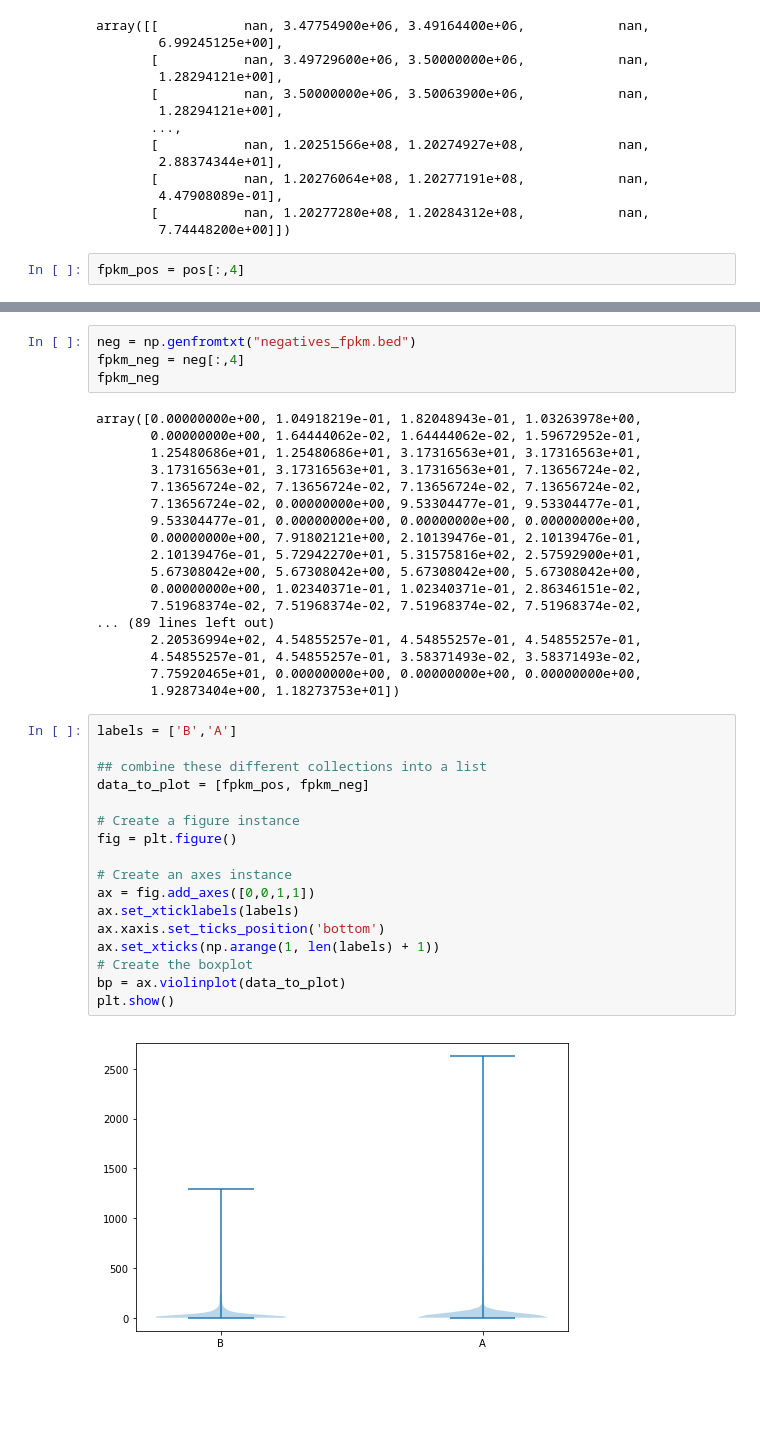
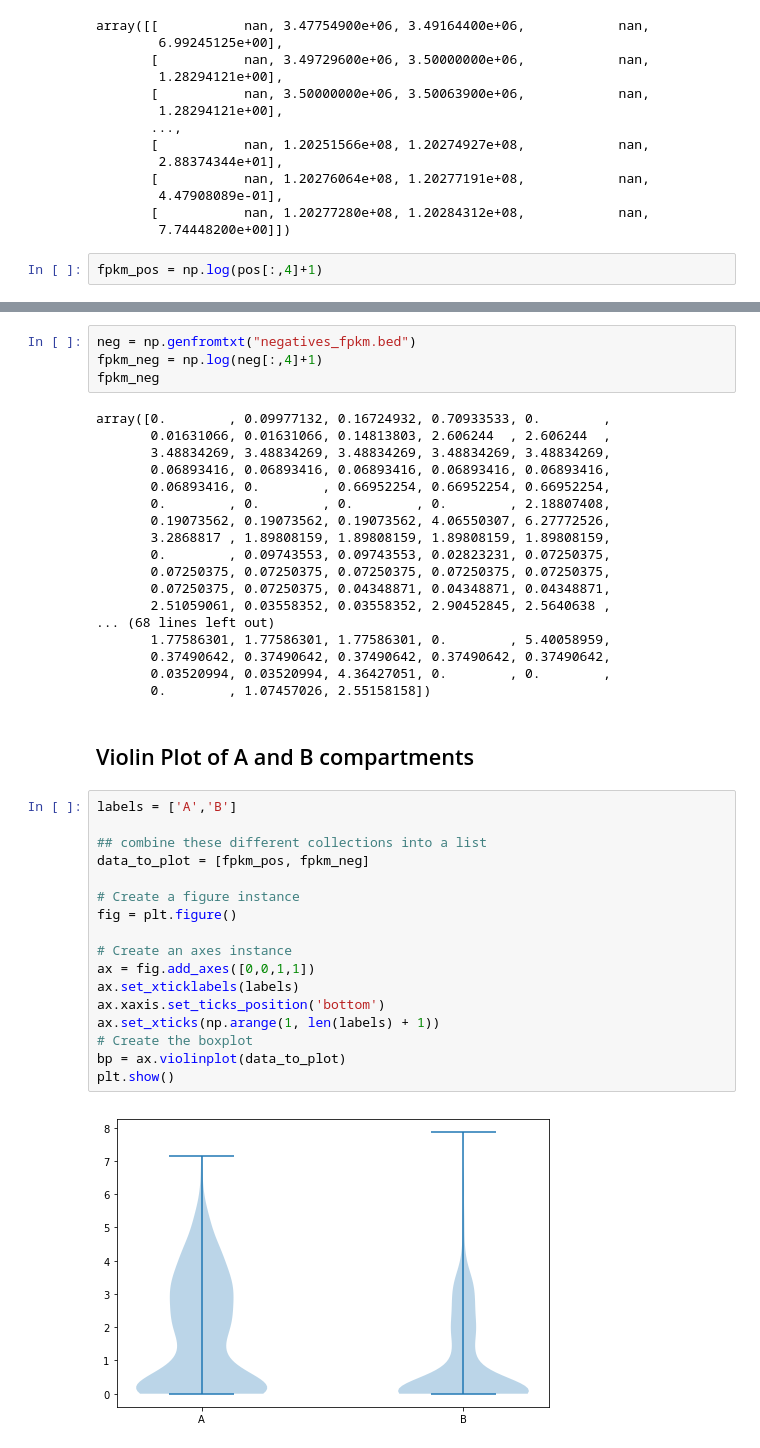
Before and after one commit to Griffin-8/qbb2020-answers, a Jupyter notebook: week9/Assingment9.ipynb, the cells around one changed output, grey strips where cells are left out. Cells and saved outputs as stored; diff of their text form; blank space fills up the shorter version.

Commit message:
Updated violin plot. Finished Expression vs. Repression plot

```diff
--- a/week9/Assingment9.ipynb
+++ b/week9/Assingment9.ipynb
@@ -139,7 +139,7 @@ array([[           nan, 3.47754900e+06, 3.49164400e+06,            nan,
        [           nan, 1.20277280e+08, 1.20284312e+08,            nan,
         7.74448200e+00]])
 # %%
-fpkm_pos = pos[:,4]
+fpkm_pos = np.log(pos[:,4]+1)
 # %%
 fpkm_pos
 # %% [output]
@@ -162,42 +162,44 @@ array([6.99245125e+00, 1.28294121e+00, 1.28294121e+00, 4.67203283e+02,
        2.88374344e+01, 4.47908089e-01, 7.74448200e+00])
 # %%
 neg = np.genfromtxt("negatives_fpkm.bed")
-fpkm_neg = neg[:,4]
+fpkm_neg = np.log(neg[:,4]+1)
 fpkm_neg
 # %% [output]
-array([0.00000000e+00, 1.04918219e-01, 1.82048943e-01, 1.03263978e+00,
-       0.00000000e+00, 1.64444062e-02, 1.64444062e-02, 1.59672952e-01,
-       1.25480686e+01, 1.25480686e+01, 3.17316563e+01, 3.17316563e+01,
-       3.17316563e+01, 3.17316563e+01, 3.17316563e+01, 7.13656724e-02,
-       7.13656724e-02, 7.13656724e-02, 7.13656724e-02, 7.13656724e-02,
-       7.13656724e-02, 0.00000000e+00, 9.53304477e-01, 9.53304477e-01,
-       9.53304477e-01, 0.00000000e+00, 0.00000000e+00, 0.00000000e+00,
-       0.00000000e+00, 7.91802121e+00, 2.10139476e-01, 2.10139476e-01,
-       2.10139476e-01, 5.72942270e+01, 5.31575816e+02, 2.57592900e+01,
-       5.67308042e+00, 5.67308042e+00, 5.67308042e+00, 5.67308042e+00,
-       0.00000000e+00, 1.02340371e-01, 1.02340371e-01, 2.86346151e-02,
-       7.51968374e-02, 7.51968374e-02, 7.51968374e-02, 7.51968374e-02,
-... (89 lines left out)
-       2.20536994e+02, 4.54855257e-01, 4.54855257e-01, 4.54855257e-01,
-       4.54855257e-01, 4.54855257e-01, 3.58371493e-02, 3.58371493e-02,
-       7.75920465e+01, 0.00000000e+00, 0.00000000e+00, 0.00000000e+00,
-       1.92873404e+00, 1.18273753e+01])
+array([0.        , 0.09977132, 0.16724932, 0.70933533, 0.        ,
+       0.01631066, 0.01631066, 0.14813803, 2.606244  , 2.606244  ,
+       3.48834269, 3.48834269, 3.48834269, 3.48834269, 3.48834269,
+       0.06893416, 0.06893416, 0.06893416, 0.06893416, 0.06893416,
+       0.06893416, 0.        , 0.66952254, 0.66952254, 0.66952254,
+       0.        , 0.        , 0.        , 0.        , 2.18807408,
+       0.19073562, 0.19073562, 0.19073562, 4.06550307, 6.27772526,
+       3.2868817 , 1.89808159, 1.89808159, 1.89808159, 1.89808159,
+       0.        , 0.09743553, 0.09743553, 0.02823231, 0.07250375,
+       0.07250375, 0.07250375, 0.07250375, 0.07250375, 0.07250375,
+       0.07250375, 0.07250375, 0.04348871, 0.04348871, 0.04348871,
+       2.51059061, 0.03558352, 0.03558352, 2.90452845, 2.5640638 ,
+... (68 lines left out)
+       1.77586301, 1.77586301, 1.77586301, 0.        , 5.40058959,
+       0.37490642, 0.37490642, 0.37490642, 0.37490642, 0.37490642,
+       0.03520994, 0.03520994, 4.36427051, 0.        , 0.        ,
+       0.        , 1.07457026, 2.55158158])
+# %% [markdown]
+## Violin Plot of A and B compartments
 # %%
-labels = ['B','A']
+labels = ['A','B']
 
 ## combine these different collections into a list
 data_to_plot = [fpkm_pos, fpkm_neg]
 
 # Create a figure instance
 fig = plt.figure()
 
 # Create an axes instance
 ax = fig.add_axes([0,0,1,1])
 ax.set_xticklabels(labels)
 ax.xaxis.set_ticks_position('bottom')
 ax.set_xticks(np.arange(1, len(labels) + 1))
 # Create the boxplot
 bp = ax.violinplot(data_to_plot)
 plt.show()
 # %% [output]
-[figure, old version]
+[figure, new version]
```
Also changed, not shown: parts of 9 cells of this notebook.
